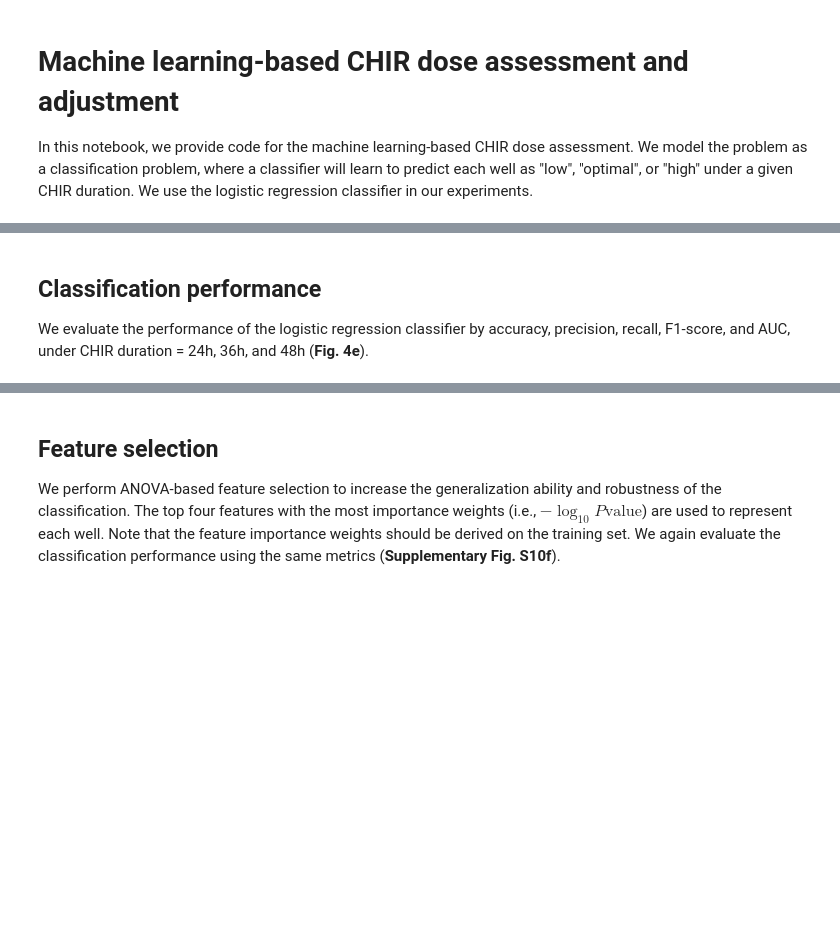
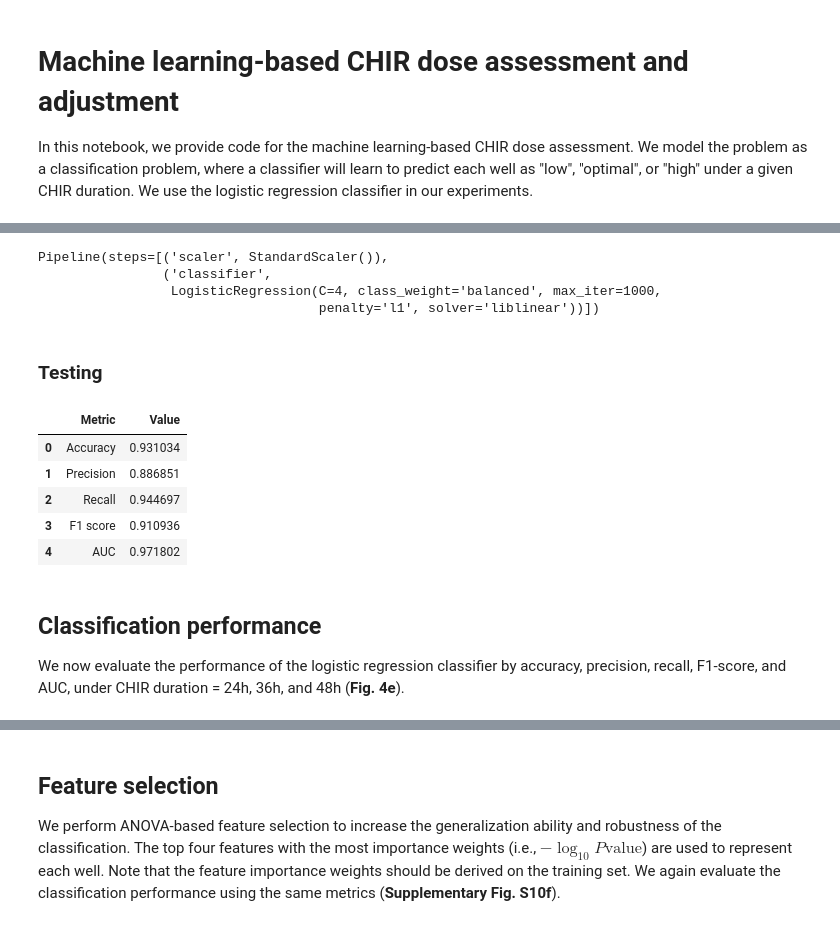
Before and after one commit to zhaoyanglab/ML-for-PSC-differentiation, a Jupyter notebook: stage_I/machine_learning.ipynb, the cells around one changed output, grey strips where cells are left out. Saved outputs shown, nothing was run; the diff lists cells and outputs as text; code cells hidden in the pictures; blank space fills up the shorter version.

```diff
--- a/stage_I/machine_learning.ipynb
+++ b/stage_I/machine_learning.ipynb
@@ -18,7 +23,56 @@ df_test = pd.read_pickle("./data/dataset_test.pkl")
+# %%
+# build the classifier
+lr = LogisticRegression(penalty = "l1", solver = "liblinear",
+                        class_weight="balanced", C = 4, max_iter=1000
+                       )
+clf = Pipeline([('scaler', StandardScaler()), ('classifier', lr)])
+
+# obtain the training data
+X_train = df_train.feature.to_list()
+y_train = df_train.label_24.to_numpy()
+
+# optimize
+clf.fit(X_train, y_train)
+# %% [output]
+Pipeline(steps=[('scaler', StandardScaler()),
+                ('classifier',
+                 LogisticRegression(C=4, class_weight='balanced', max_iter=1000,
+                                    penalty='l1', solver='liblinear'))])
+# %% [markdown]
+### Testing
+# %%
+# load the test data
+X_test = df_test.feature.to_list()
+y_test = df_test.label_24.to_numpy()
+
+# get the prediction
+y_pred = clf.predict(X_test)
+y_prob = clf.predict_proba(X_test)
+
+# compare prediction with the true label
+acc = accuracy_score(y_test, y_pred)
+precision = precision_score(y_test, y_pred, average="macro")
+recall = recall_score(y_test, y_pred, average="macro")
+f1 = f1_score(y_test, y_pred, average="macro")
+auc = roc_auc_score(y_test, y_prob, average="macro", multi_class="ovr")
+pd.DataFrame({
+    "Accuracy" : acc,
+    "Precision" : precision,
+    "Recall": recall,
+    "F1 score": f1,
+    "AUC" : auc
+}.items(), columns = ["Metric", "Value"])
+# %% [output]
+|  | Metric | Value |
+| 0 | Accuracy | 0.931034 |
+| 1 | Precision | 0.886851 |
+| 2 | Recall | 0.944697 |
+| 3 | F1 score | 0.910936 |
+| 4 | AUC | 0.971802 |
 # %% [markdown]
 ## Classification performance
 
-We evaluate the performance of the logistic regression classifier by accuracy, precision, recall, F1-score, and AUC, under CHIR duration = 24h, 36h, and 48h (**Fig. 4e**).
+We now evaluate the performance of the logistic regression classifier by accuracy, precision, recall, F1-score, and AUC, under CHIR duration = 24h, 36h, and 48h (**Fig. 4e**).
 # %%
 def machine_learning(clf, X_train, y_train, X_test, y_test):
 
```
Also changed, not shown: parts of 8 cells of this notebook, 1 other file.
